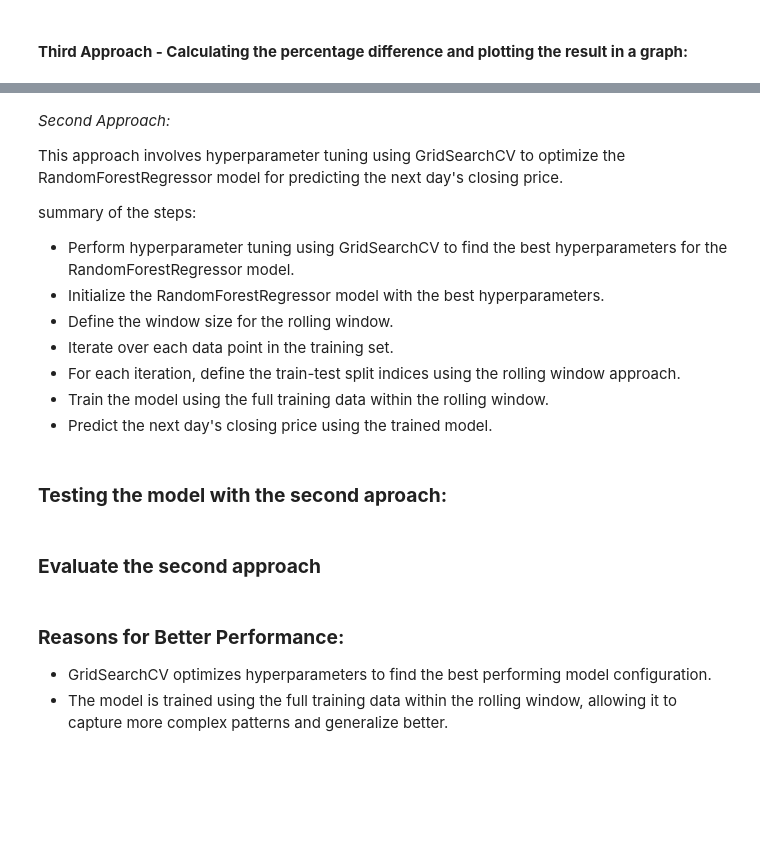
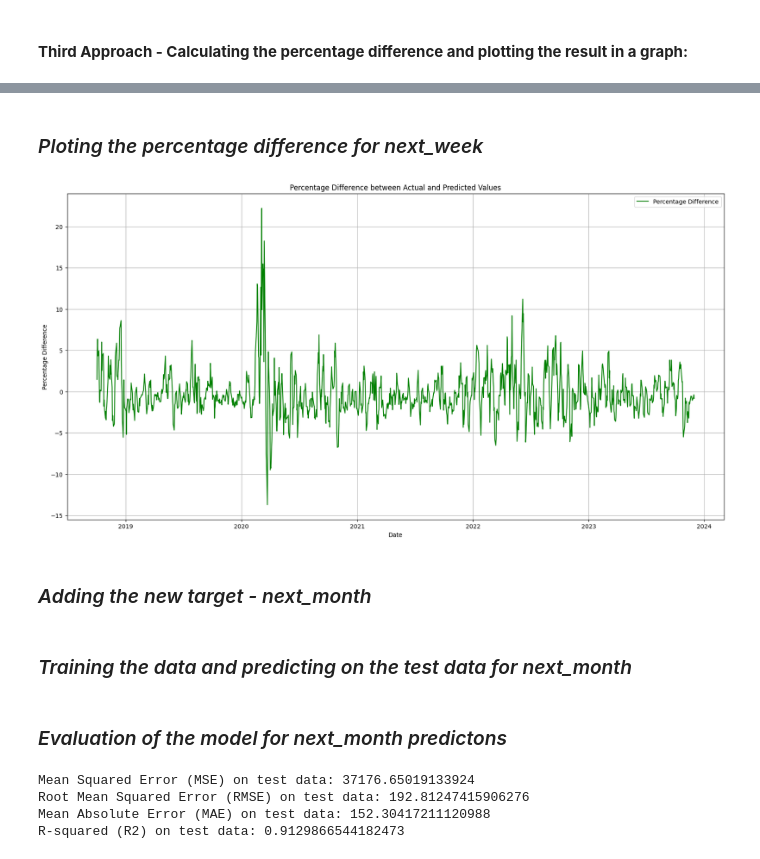
Before and after one commit to MichaelHoha/algo-trding-predictions-s-p-500, a Jupyter notebook: Machine_Learning_Seminar_Final_Project.ipynb, the cells around one changed output, grey strips where cells are left out. Saved outputs shown, nothing was run; the diff lists cells and outputs as text; code cells hidden in the pictures; blank space fills up the shorter version.

```diff
--- a/Machine_Learning_Seminar_Final_Project.ipynb
+++ b/Machine_Learning_Seminar_Final_Project.ipynb
@@ -672,10 +682,2 @@ Summary of the steps:
 # %% [markdown]
 ##### **Second Approach - Training the data:**
-# %%
-from sklearn.linear_model import Ridge
-
-# Initialize a Ridge Regression model
-ridge_model = Ridge(alpha=1)
-
-# Fit the model on the training data
-ridge_model.fit(X_train, y_train)
@@ -793 +813,4 @@ LinearRegression()
+# %%
+y_train_week = train_data['next_week']
+y_test_week = test_data['next_week']
 # %% [markdown]
@@ -799,0 +818,9 @@ lr_test_predictions = lr_model.predict(X_test_lagged)
+# %%
+# Initialize a Lasso Regression model
+lasso_model_week = Lasso(alpha=1.0)
+
+# Fit the model on the training data
+lasso_model_week.fit(X_train, y_train_week)
+
+# Make predictions on the test data
+lasso_test_predictions_week = lasso_model_week.predict(X_test)
@@ -822,23 +837,10 @@ plot_percentage_difference(y_test_lagged, perc_diff)
-# %% [markdown]
-*Second Approach:*
-
-This approach involves hyperparameter tuning using GridSearchCV to optimize the RandomForestRegressor model for predicting the next day's closing price.
-
-summary of the steps:
-
-* Perform hyperparameter tuning using GridSearchCV to find the best hyperparameters for the RandomForestRegressor model.
-* Initialize the RandomForestRegressor model with the best hyperparameters.
-* Define the window size for the rolling window.
-* Iterate over each data point in the training set.
-* For each iteration, define the train-test split indices using the rolling window approach.
-* Train the model using the full training data within the rolling window.
-* Predict the next day's closing price using the trained model.
-# %% [markdown]
-### **Testing the model with the second aproach:**
-# %% [markdown]
-### **Evaluate the second approach**
-# %% [markdown]
-### **Reasons for Better Performance:**
-
-* GridSearchCV optimizes hyperparameters to find the best performing model configuration.
-* The model is trained using the full training data within the rolling window, allowing it to capture more complex patterns and generalize better.
+# %% [markdown]
+### *Ploting the percentage difference for next_week*
+# %%
+perc_diff = percentage_difference(lasso_test_predictions_week, y_test_week)
+
+plot_percentage_difference(y_test_week, perc_diff)
+# %% [output]
+[figure, added]
+# %% [markdown]
+### *Adding the new target - next_month*
@@ -844,0 +850,2 @@ summary of the steps:
+# %% [markdown]
+### *Training the data and predicting on the test data for next_month*
@@ -844,0 +861,10 @@ summary of the steps:
+# %% [markdown]
+### *Evaluation of the model for next_month predictons*
+# %%
+# Evaluate the model
+evaluation_matrics(y_test_month, lasso_test_predictions_month)
+# %% [output]
+Mean Squared Error (MSE) on test data: 37176.65019133924
+Root Mean Squared Error (RMSE) on test data: 192.81247415906276
+Mean Absolute Error (MAE) on test data: 152.30417211120988
+R-squared (R2) on test data: 0.9129866544182473
```
Also changed, not shown: parts of 44 cells of this notebook.
